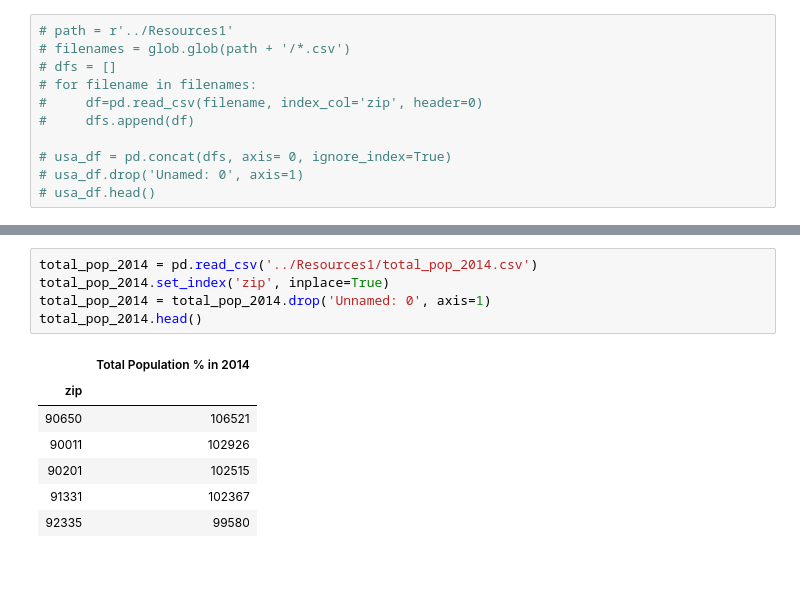
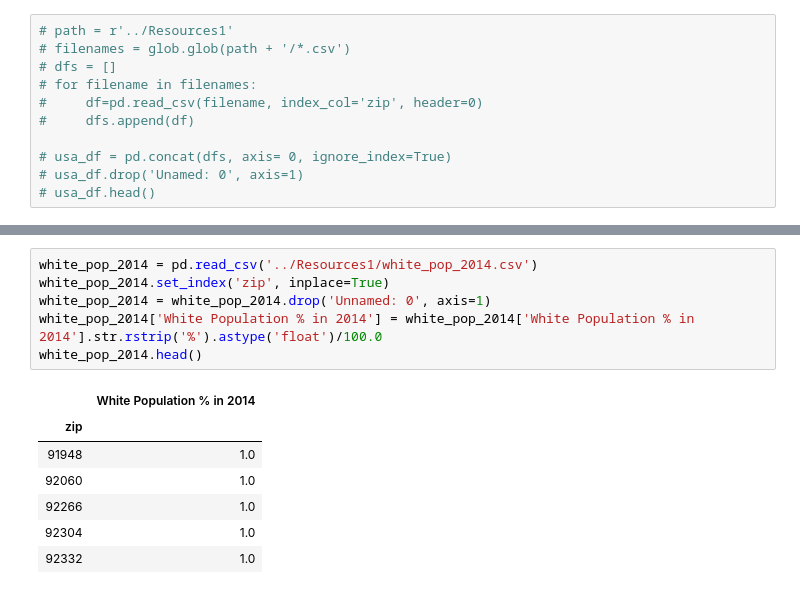
Before and after one commit to Team-Blue-MW/Predicted_Gentrification_in_California, a Jupyter notebook: ETL/Cleaning_usa_data.ipynb, the cells around one changed output, grey strips where cells are left out. Saved outputs shown, nothing was run; the diff lists cells and outputs as text.

```diff
--- a/ETL/Cleaning_usa_data.ipynb
+++ b/ETL/Cleaning_usa_data.ipynb
@@ -91,13 +184,14 @@ total_pop_2000.head()
 # %%
-total_pop_2014 = pd.read_csv('../Resources1/total_pop_2014.csv')
-total_pop_2014.set_index('zip', inplace=True)
-total_pop_2014 = total_pop_2014.drop('Unnamed: 0', axis=1)
-total_pop_2014.head()
+white_pop_2014 = pd.read_csv('../Resources1/white_pop_2014.csv')
+white_pop_2014.set_index('zip', inplace=True)
+white_pop_2014 = white_pop_2014.drop('Unnamed: 0', axis=1)
+white_pop_2014['White Population % in 2014'] = white_pop_2014['White Population % in 2014'].str.rstrip('%').astype('float')/100.0
+white_pop_2014.head()
 # %% [output]
-|  | Total Population % in 2014 |
+|  | White Population % in 2014 |
 | zip |  |
-| 90650 | 106521 |
-| 90011 | 102926 |
-| 90201 | 102515 |
-| 91331 | 102367 |
-| 92335 | 99580 |
+| 91948 | 1.0 |
+| 92060 | 1.0 |
+| 92266 | 1.0 |
+| 92304 | 1.0 |
+| 92332 | 1.0 |
```
Also changed, not shown: parts of 17 cells of this notebook, 5 other files.
